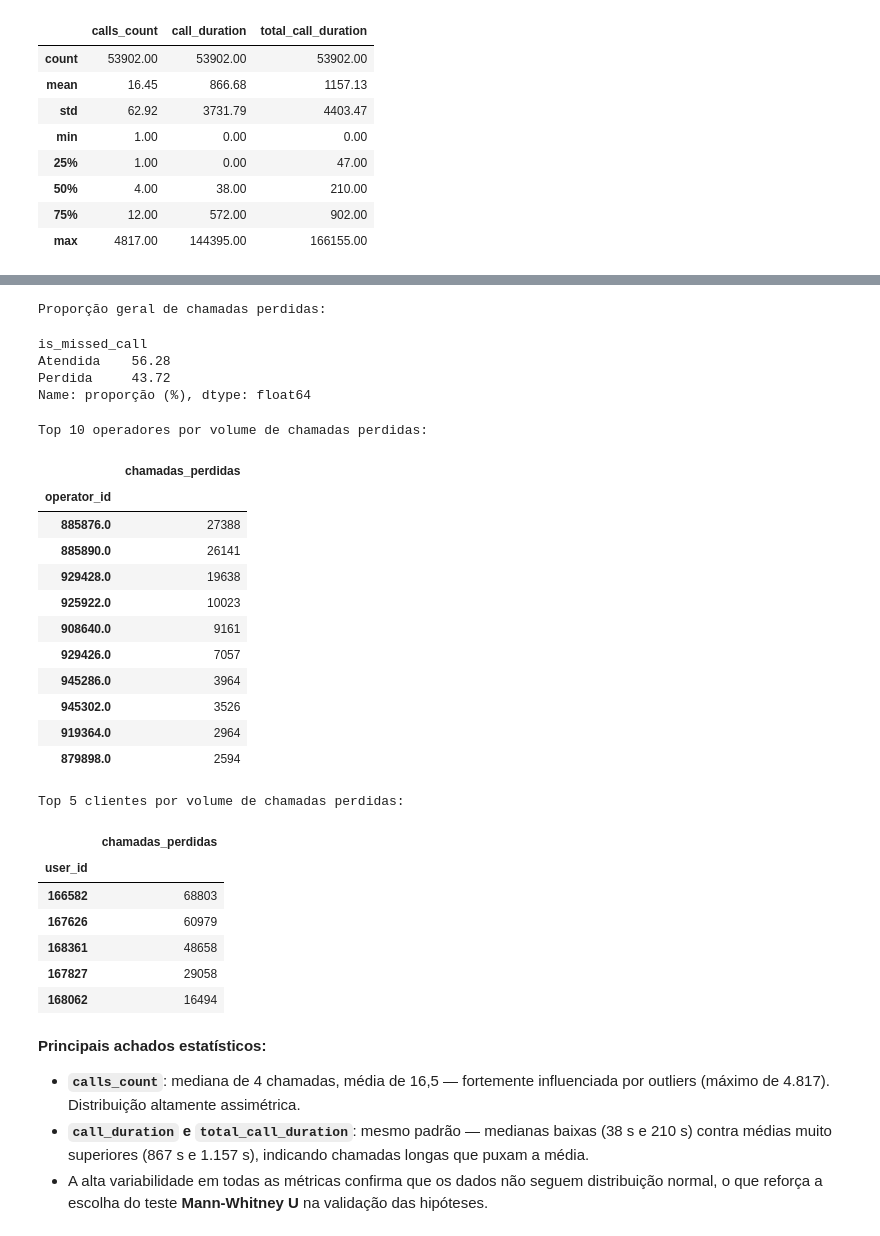
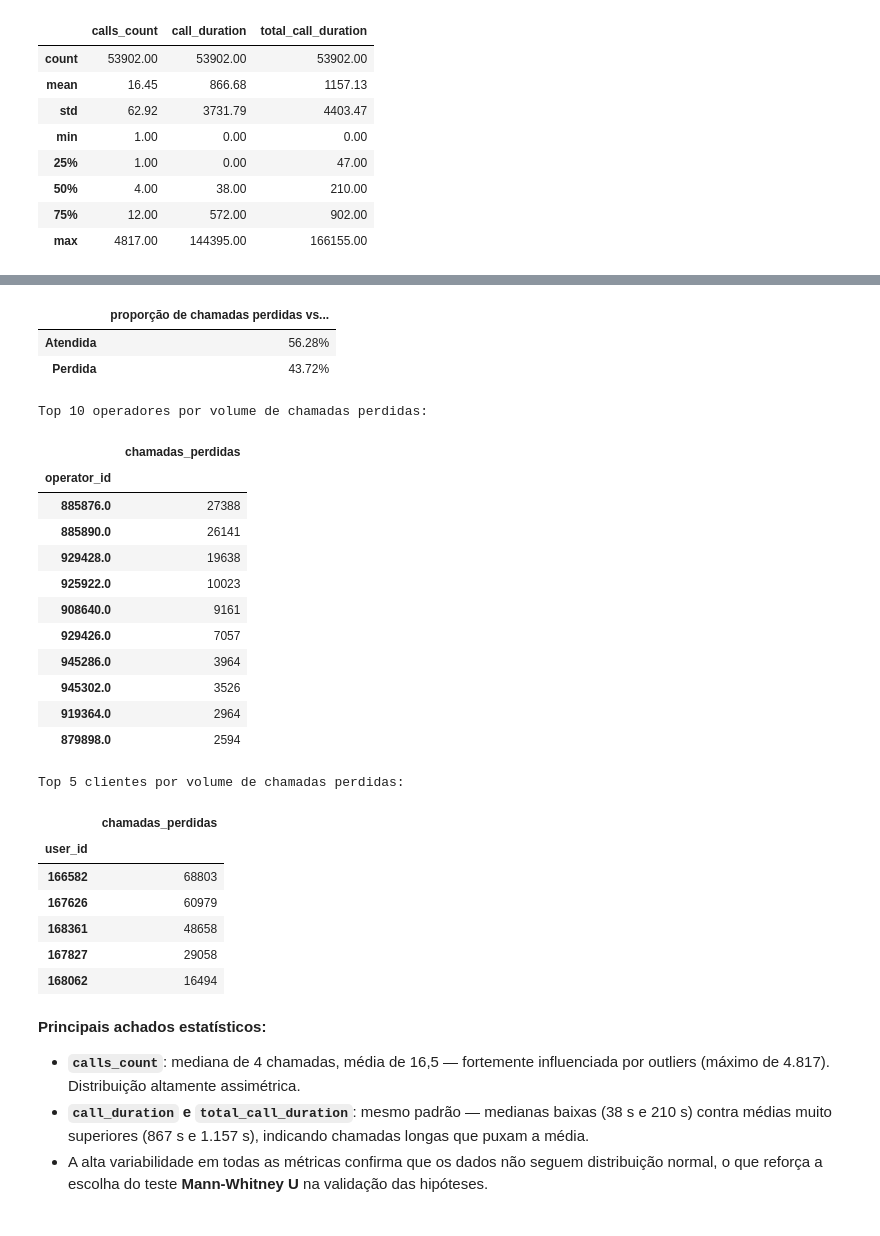
Before and after one commit to raimirsilva/DA-curse-final-project, a Jupyter notebook: notebook/Implementation.ipynb, the cells around one changed output, grey strips where cells are left out. Drawn from its saved outputs; the diff is of its cells as text; code cells hidden in the pictures.

```diff
--- a/notebook/Implementation.ipynb
+++ b/notebook/Implementation.ipynb
@@ -342,75 +358,76 @@ Name: contagem, dtype: int64
 # na seção de análise — operadores que aparecem aqui de forma recorrente são candidatos a "ineficientes".
 
 # --- Proporção geral ---
-# Usamos normalize=True para obter proporções (0.0 a 1.0) em vez de contagens absolutas,
-# o que facilita a comparação independentemente do volume total de registros.
+# normalize=True retorna a fração (0.0 a 1.0); multiplicamos por 100 para obter percentual.
 missed_percentage = (
     telecom_df['is_missed_call']
-    .value_counts(normalize=True)  # normalize=True retorna a fração de cada valor em relação ao total
-    * 100                          # multiplicamos por 100 para converter a fração em percentual
+    .value_counts(normalize=True)
+    * 100
 )
-print('Proporção geral de chamadas perdidas:')
+# .map() formata cada valor como string com símbolo de %
+# .to_frame() converte série → dataframe, o que ativa a renderização em tabela HTML no Jupyter
+# .rename_axis(None) remove o nome do índice 'is_missed_call' que poluiria o cabeçalho
 display(
     missed_percentage
-    .rename(index={True: 'Perdida', False: 'Atendida'})  # substitui True/False por rótulos legíveis para o leitor
-    .rename('proporção (%)')                              # dá nome descritivo à série
-    .round(2)
+    .rename(index={True: 'Perdida', False: 'Atendida'})
+    .map(lambda x: f'{x:.2f}%')
+    .rename('proporção de chamadas perdidas vs atendidas')
+    .to_frame()
+    .rename_axis(None)
 )
 
 # --- Top 10 operadores ---
 # Agrupamos por operator_id e somamos calls_count (não contamos linhas),
 # porque cada linha representa múltiplas chamadas agregadas — somar linhas subestimaria o volume real.
 print('\nTop 10 operadores por volume de chamadas perdidas:')
 top_missed_ops = (
     telecom_df[telecom_df['is_missed_call']]   # filtra apenas registros onde a chamada foi perdida (is_missed_call == True)
     .groupby('operator_id')['calls_count']     # agrupa por operador e seleciona a coluna de quantidade de chamadas
     .sum()                                     # soma o total de chamadas perdidas por operador
     .sort_values(ascending=False)              # ordena do maior para o menor volume
     .head(10)                                  # mantém apenas os 10 operadores com maior volume
     .rename('chamadas_perdidas')
 )
 display(top_missed_ops.to_frame())  # .to_frame() converte a série em dataframe de uma coluna para melhor visualização
 
 # --- Top 5 clientes ---
 # Mesma lógica aplicada por cliente — útil para saber se o problema está concentrado
 # em poucos clientes ou distribuído de forma uniforme.
 print('\nTop 5 clientes por volume de chamadas perdidas:')
 top_missed_clients = (
     telecom_df[telecom_df['is_missed_call']]
     .groupby('user_id')['calls_count']
     .sum()
     .sort_values(ascending=False)
     .head(5)
     .rename('chamadas_perdidas')
 )
 display(top_missed_clients.to_frame())
 # %% [output]
+|  | proporção de chamadas perdidas vs... |
+| Atendida | 56.28% |
+| Perdida | 43.72% |
-Proporção geral de chamadas perdidas:
+Top 10 operadores por volume de chamadas perdidas:
+|  | chamadas_perdidas |
+| operator_id |  |
+| 885876.0 | 27388 |
+| 885890.0 | 26141 |
+| 929428.0 | 19638 |
+| 925922.0 | 10023 |
+| 908640.0 | 9161 |
+| 929426.0 | 7057 |
+| 945286.0 | 3964 |
+| 945302.0 | 3526 |
+| 919364.0 | 2964 |
+| 879898.0 | 2594 |
-is_missed_call
-Atendida    56.28
-Perdida     43.72
-Name: proporção (%), dtype: float64
+Top 5 clientes por volume de chamadas perdidas:
-Top 10 operadores por volume de chamadas perdidas:
-|  | chamadas_perdidas |
-| operator_id |  |
-| 885876.0 | 27388 |
-| 885890.0 | 26141 |
-| 929428.0 | 19638 |
-| 925922.0 | 10023 |
-| 908640.0 | 9161 |
-| 929426.0 | 7057 |
-| 945286.0 | 3964 |
-| 945302.0 | 3526 |
-| 919364.0 | 2964 |
-| 879898.0 | 2594 |
-Top 5 clientes por volume de chamadas perdidas:
-|  | chamadas_perdidas |
-| user_id |  |
-| 166582 | 68803 |
-| 167626 | 60979 |
-| 168361 | 48658 |
-| 167827 | 29058 |
-| 168062 | 16494 |
+|  | chamadas_perdidas |
+| user_id |  |
+| 166582 | 68803 |
+| 167626 | 60979 |
+| 168361 | 48658 |
+| 167827 | 29058 |
+| 168062 | 16494 |
 # %% [markdown]
 **Principais achados estatísticos:**
 
```
Also changed, not shown: parts of 20 cells of this notebook.
